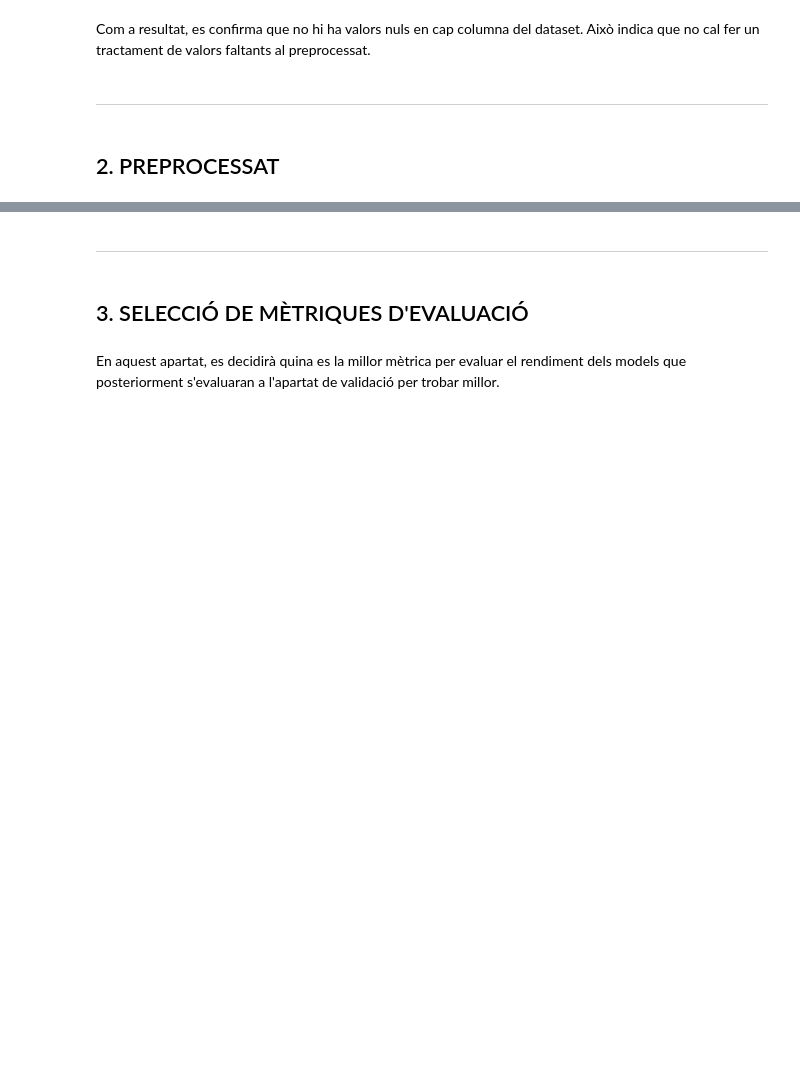
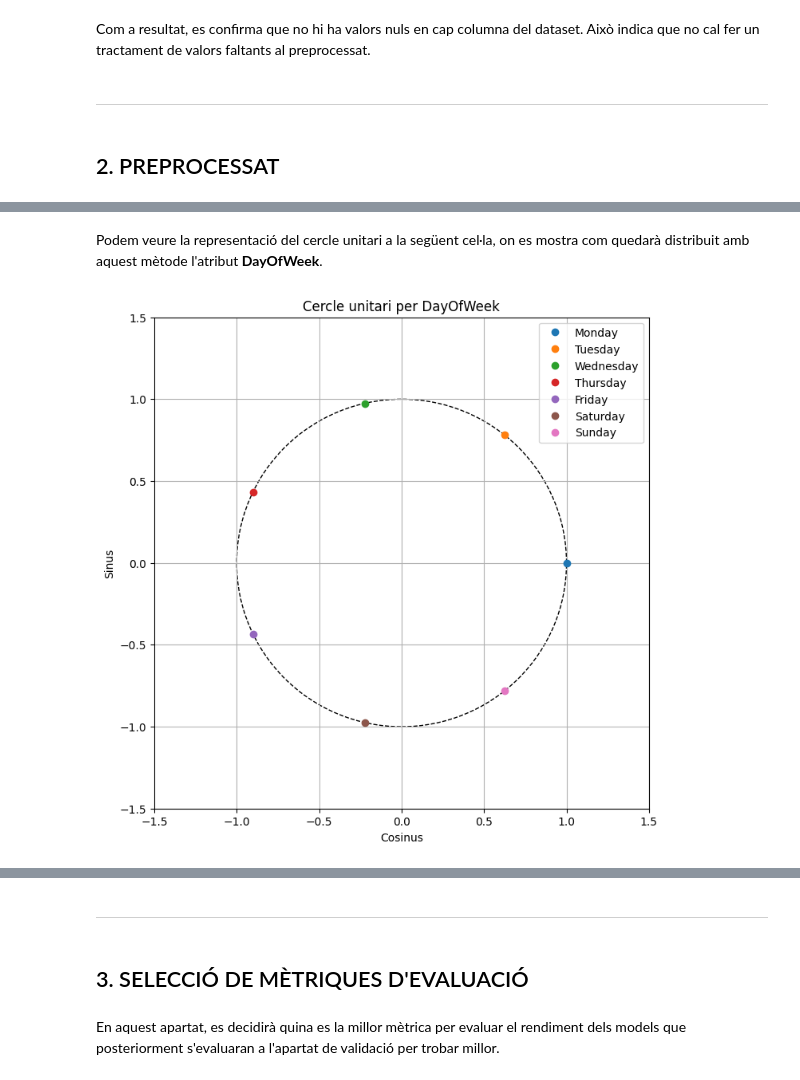
Before and after one commit to gabozan/Predictive-Modeling-on-Supermarket-Sales, a Jupyter notebook: supermarket_sales.ipynb, the cells around one changed output, grey strips where cells are left out. Cells and saved outputs as stored; diff of their text form; code cells hidden in the pictures; blank space fills up the shorter version.

```diff
--- a/supermarket_sales.ipynb
+++ b/supermarket_sales.ipynb
@@ -356,0 +445,25 @@ X_train, X_test, y_train, y_test = train_test_split(X, y, test_size=0.2, stratif
+# %% [markdown]
+Podem veure la representació del cercle unitari a la següent cel·la, on es mostra com quedarà distribuit amb aquest mètode l'atribut **DayOfWeek**.
+# %%
+days = ["Monday", "Tuesday", "Wednesday", "Thursday", "Friday", "Saturday", "Sunday"]
+angles = np.linspace(0, 2 * np.pi, len(days), endpoint=False)
+sin_values = np.sin(angles)
+cos_values = np.cos(angles)
+
+plt.figure(figsize=(8, 8))
+circle = plt.Circle((0, 0), 1, fill=False, linestyle='--')
+plt.gca().add_artist(circle)
+
+for i, day in enumerate(days):
+    plt.plot(cos_values[i], sin_values[i], 'o', label=day)
+
+plt.xlim(-1.5, 1.5)
+plt.ylim(-1.5, 1.5)
+plt.title("Cercle unitari per DayOfWeek")
+plt.xlabel("Cosinus")
+plt.ylabel("Sinus")
+plt.legend(loc="upper right")
+plt.grid()
+plt.show()
+# %% [output]
+[figure, added]
```
Also changed, not shown: parts of 16 cells of this notebook.
